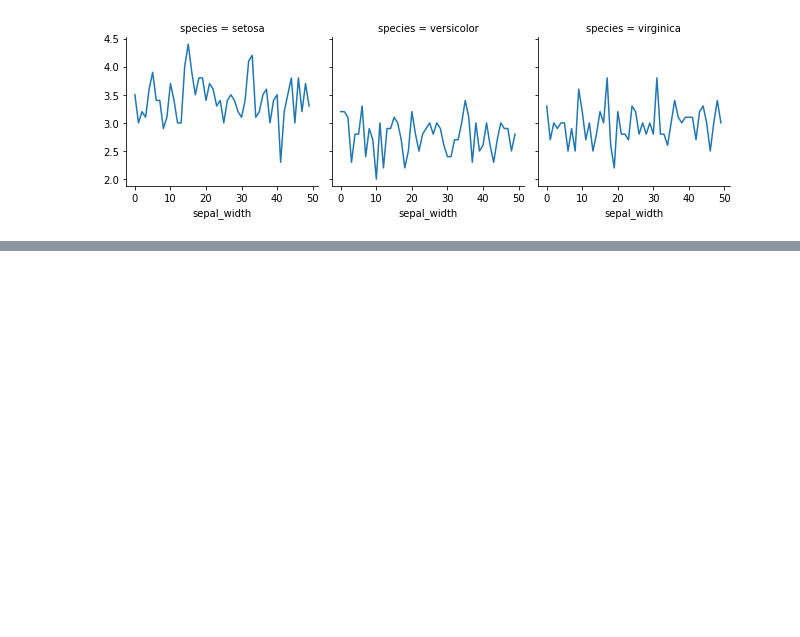
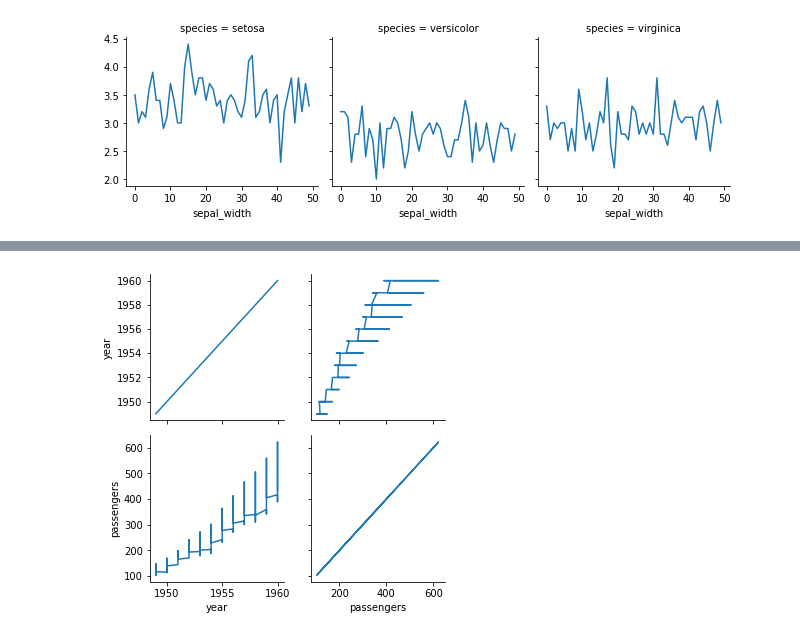
Before and after one commit to Benjamindavid03/MachineLearning, a Jupyter notebook: seaborn_example.ipynb, the cells around one changed output, grey strips where cells are left out. Drawn from its saved outputs; the diff is of its cells as text; code cells hidden in the pictures; blank space fills up the shorter version.

```diff
--- a/seaborn_example.ipynb
+++ b/seaborn_example.ipynb
@@ -23,0 +52,7 @@ plt.show()
+# %%
+plot = sns.PairGrid(data)
+plot.map(plt.plot)
+
+plt.show()
+# %% [output]
+[figure, added]
```
Also changed, not shown: parts of 2 cells of this notebook.
